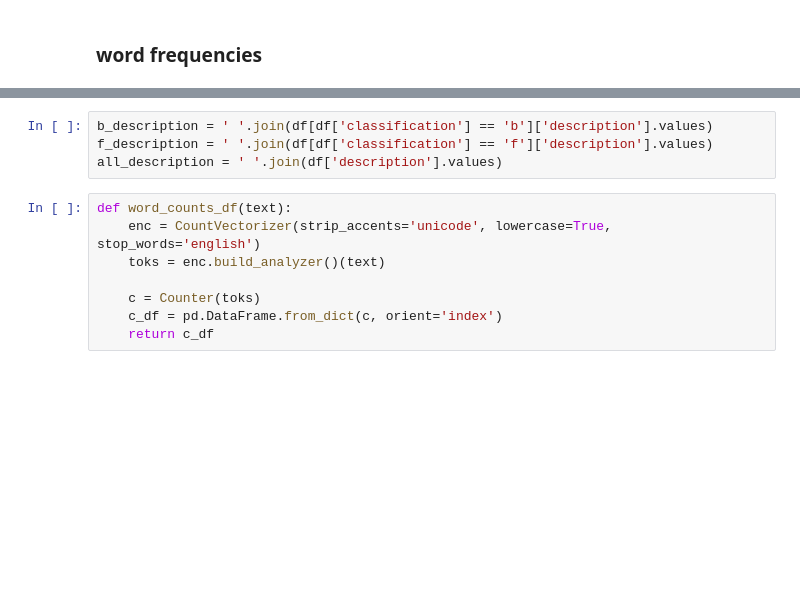
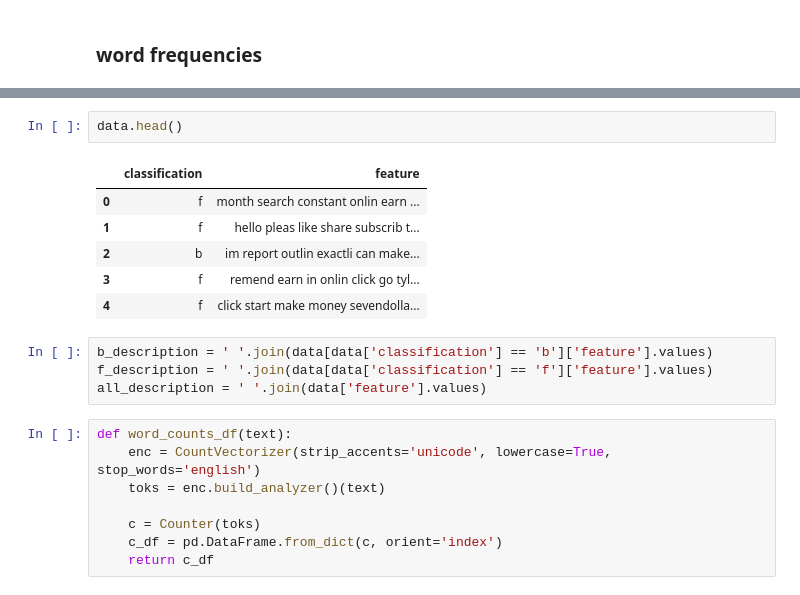
Before and after one commit to izdar/YouFraud-Refactored, a Jupyter notebook: Classifier/model_search/2 - eda.ipynb, the cells around one changed output, grey strips where cells are left out. Cells and saved outputs as stored; diff of their text form; blank space fills up the shorter version.

```diff
--- a/Classifier/model_search/2 - eda.ipynb
+++ b/Classifier/model_search/2 - eda.ipynb
@@ -100,7 +157,16 @@ plt.tight_layout()
+# %%
+data.head()
+# %% [output]
+|  | classification | feature |
+| 0 | f | month search constant onlin earn ... |
+| 1 | f | hello pleas like share subscrib t... |
+| 2 | b | im report outlin exactli can make... |
+| 3 | f | remend earn in onlin click go tyl... |
+| 4 | f | click start make money sevendolla... |
 # %%
-b_description = ' '.join(df[df['classification'] == 'b']['description'].values)
-f_description = ' '.join(df[df['classification'] == 'f']['description'].values)
-all_description = ' '.join(df['description'].values)
+b_description = ' '.join(data[data['classification'] == 'b']['feature'].values)
+f_description = ' '.join(data[data['classification'] == 'f']['feature'].values)
+all_description = ' '.join(data['feature'].values)
 # %%
 def word_counts_df(text):
     enc = CountVectorizer(strip_accents='unicode', lowercase=True, stop_words='english')
```
Also changed, not shown: parts of 6 cells of this notebook.
